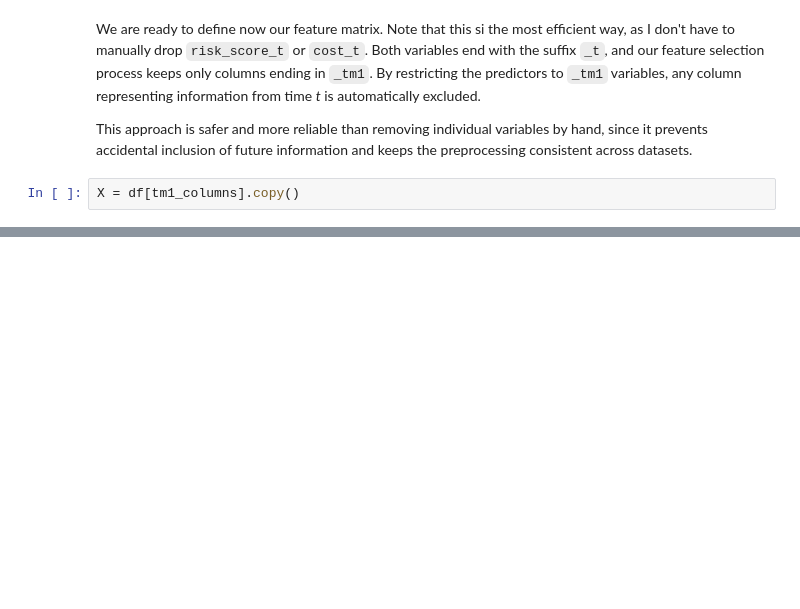
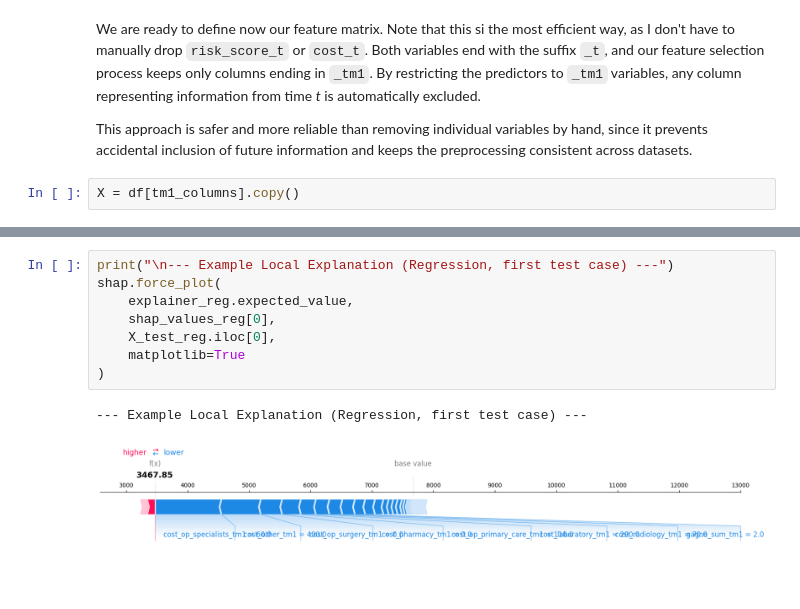
Before and after one commit to pablosreyero/TUDa_Explainable_AI_Project, a Jupyter notebook: project_notebook.ipynb, the cells around one changed output, grey strips where cells are left out. Saved outputs shown, nothing was run; the diff lists cells and outputs as text; blank space fills up the shorter version.

```diff
--- a/project_notebook.ipynb
+++ b/project_notebook.ipynb
@@ -155,0 +363,11 @@ X = df[tm1_columns].copy()
+# %%
+print("\n--- Example Local Explanation (Regression, first test case) ---")
+shap.force_plot(
+    explainer_reg.expected_value,
+    shap_values_reg[0],
+    X_test_reg.iloc[0],
+    matplotlib=True
+)
+# %% [output]
+--- Example Local Explanation (Regression, first test case) ---
+[figure, added]
```
Also changed, not shown: parts of 16 cells of this notebook, 1 other file.
